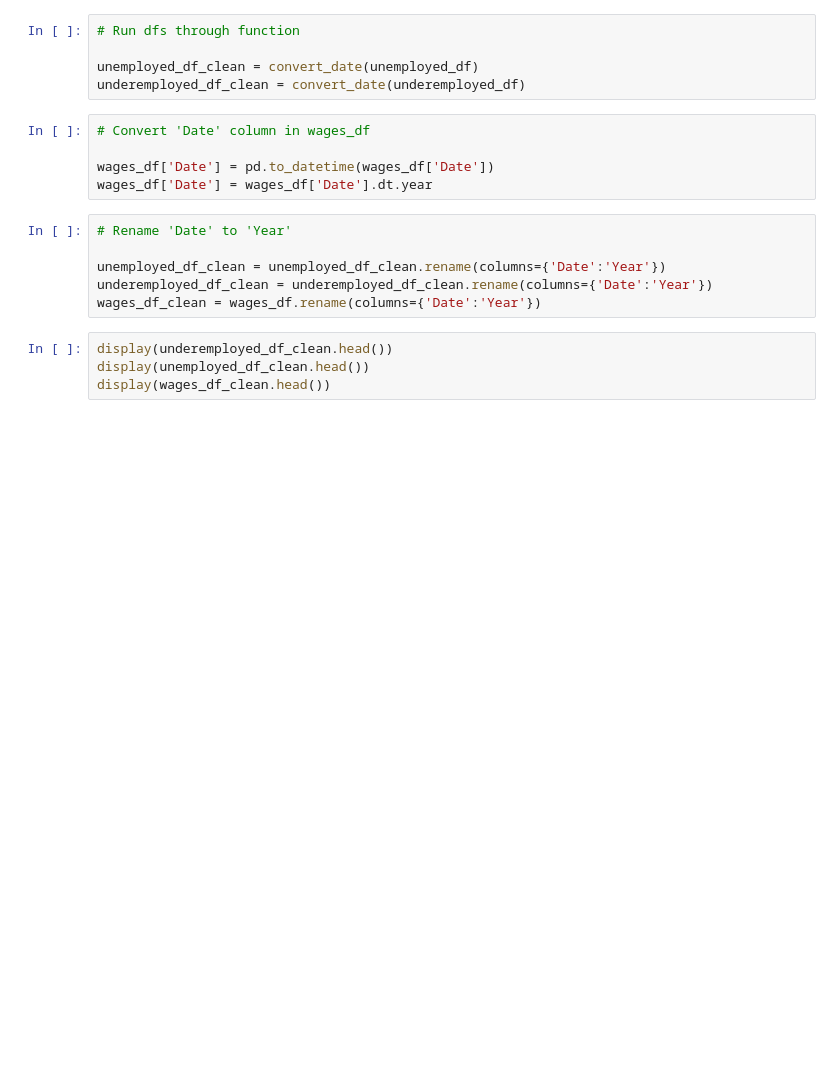
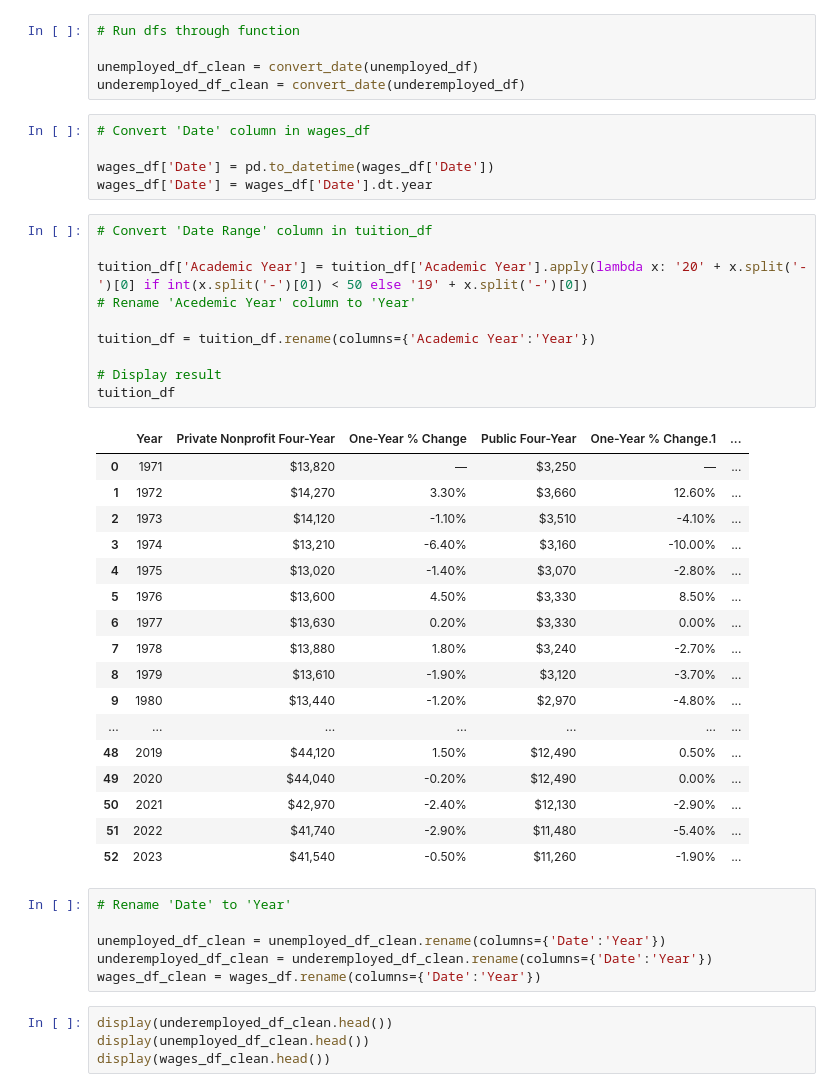
Before and after one commit to lordegraves/exploring_college_value, a Jupyter notebook: exploring_college_value.ipynb, the cells around one changed output. Drawn from its saved outputs; the diff is of its cells as text; blank space fills up the shorter version.

Commit message:
Converted and renamed 'Date' column in tuition_df

```diff
--- a/exploring_college_value.ipynb
+++ b/exploring_college_value.ipynb
@@ -50,6 +50,34 @@ underemployed_df_clean = convert_date(underemployed_df)
 
 wages_df['Date'] = pd.to_datetime(wages_df['Date'])
 wages_df['Date'] = wages_df['Date'].dt.year
+# %%
+# Convert 'Date Range' column in tuition_df
+
+tuition_df['Academic Year'] = tuition_df['Academic Year'].apply(lambda x: '20' + x.split('-')[0] if int(x.split('-')[0]) < 50 else '19' + x.split('-')[0])
+# Rename 'Acedemic Year' column to 'Year'
+
+tuition_df = tuition_df.rename(columns={'Academic Year':'Year'})
+
+# Display result
+tuition_df
+# %% [output]
+|  | Year | Private Nonprofit Four-Year | One-Year % Change | Public Four-Year | One-Year % Change.1 | ... |
+| 0 | 1971 | $13,820 | — | $3,250 | — | ... |
+| 1 | 1972 | $14,270 | 3.30% | $3,660 | 12.60% | ... |
+| 2 | 1973 | $14,120 | -1.10% | $3,510 | -4.10% | ... |
+| 3 | 1974 | $13,210 | -6.40% | $3,160 | -10.00% | ... |
+| 4 | 1975 | $13,020 | -1.40% | $3,070 | -2.80% | ... |
+| 5 | 1976 | $13,600 | 4.50% | $3,330 | 8.50% | ... |
+| 6 | 1977 | $13,630 | 0.20% | $3,330 | 0.00% | ... |
+| 7 | 1978 | $13,880 | 1.80% | $3,240 | -2.70% | ... |
+| 8 | 1979 | $13,610 | -1.90% | $3,120 | -3.70% | ... |
+| 9 | 1980 | $13,440 | -1.20% | $2,970 | -4.80% | ... |
+| ... | ... | ... | ... | ... | ... | ... |
+| 48 | 2019 | $44,120 | 1.50% | $12,490 | 0.50% | ... |
+| 49 | 2020 | $44,040 | -0.20% | $12,490 | 0.00% | ... |
+| 50 | 2021 | $42,970 | -2.40% | $12,130 | -2.90% | ... |
+| 51 | 2022 | $41,740 | -2.90% | $11,480 | -5.40% | ... |
+| 52 | 2023 | $41,540 | -0.50% | $11,260 | -1.90% | ... |
 # %%
 # Rename 'Date' to 'Year'
 
```
Also changed, not shown: parts of 1 cell of this notebook.
